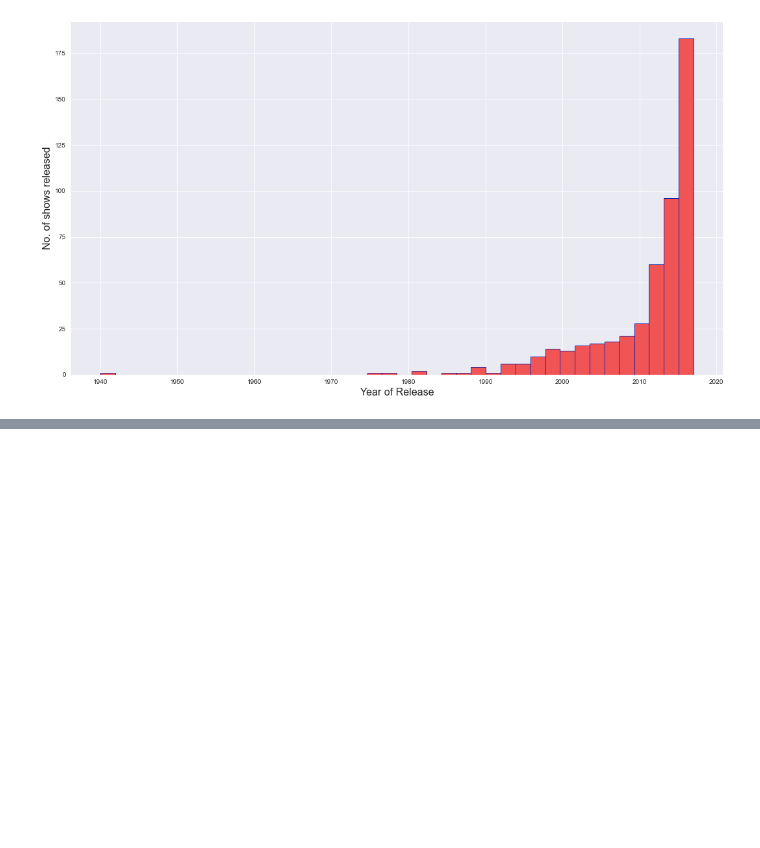
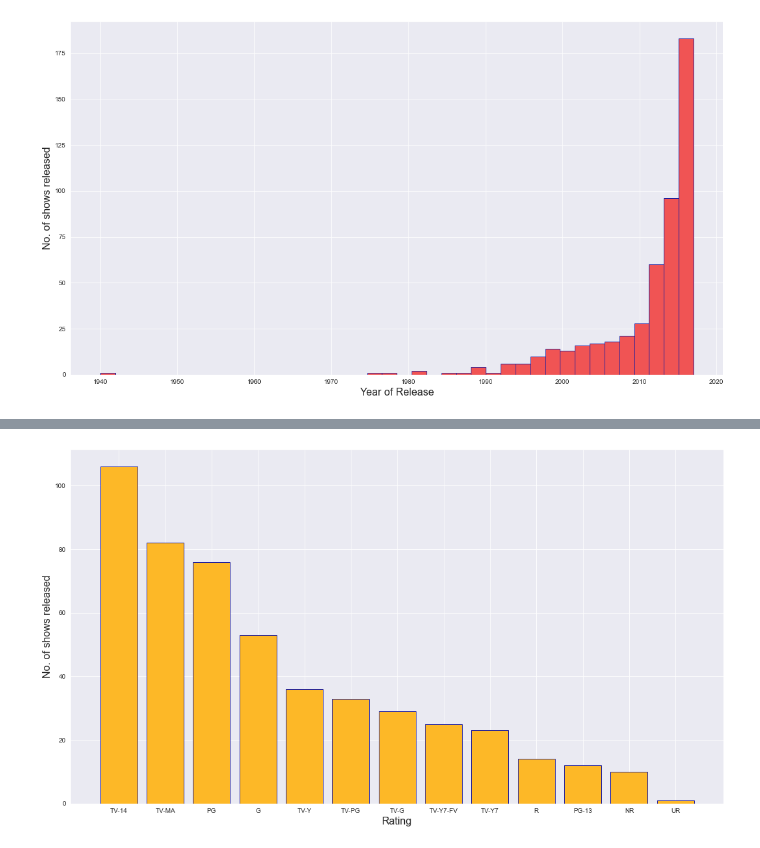
Before and after one commit to vinnovateit/VIIT_Team_MNIST, a Jupyter notebook: arhit/main_eda.ipynb, the cells around one changed output, grey strips where cells are left out. Cells and saved outputs as stored; diff of their text form; code cells hidden in the pictures; blank space fills up the shorter version.

```diff
--- a/arhit/main_eda.ipynb
+++ b/arhit/main_eda.ipynb
@@ -148,0 +158,3 @@ plt.show()
+# %%
+freq = df['rating'].value_counts()
+print(freq)
@@ -148,0 +176,8 @@ plt.show()
+# %%
+plt.figure(figsize=(18, 10))
+plt.bar(freq.index, height = freq,ec='#21209c',color='#fdb827')
+plt.xlabel('Rating', fontsize=16)
+plt.ylabel('No. of shows released', fontsize=16)
+plt.show()
+# %% [output]
+[figure, added]
```
Also changed, not shown: parts of 5 cells of this notebook.
